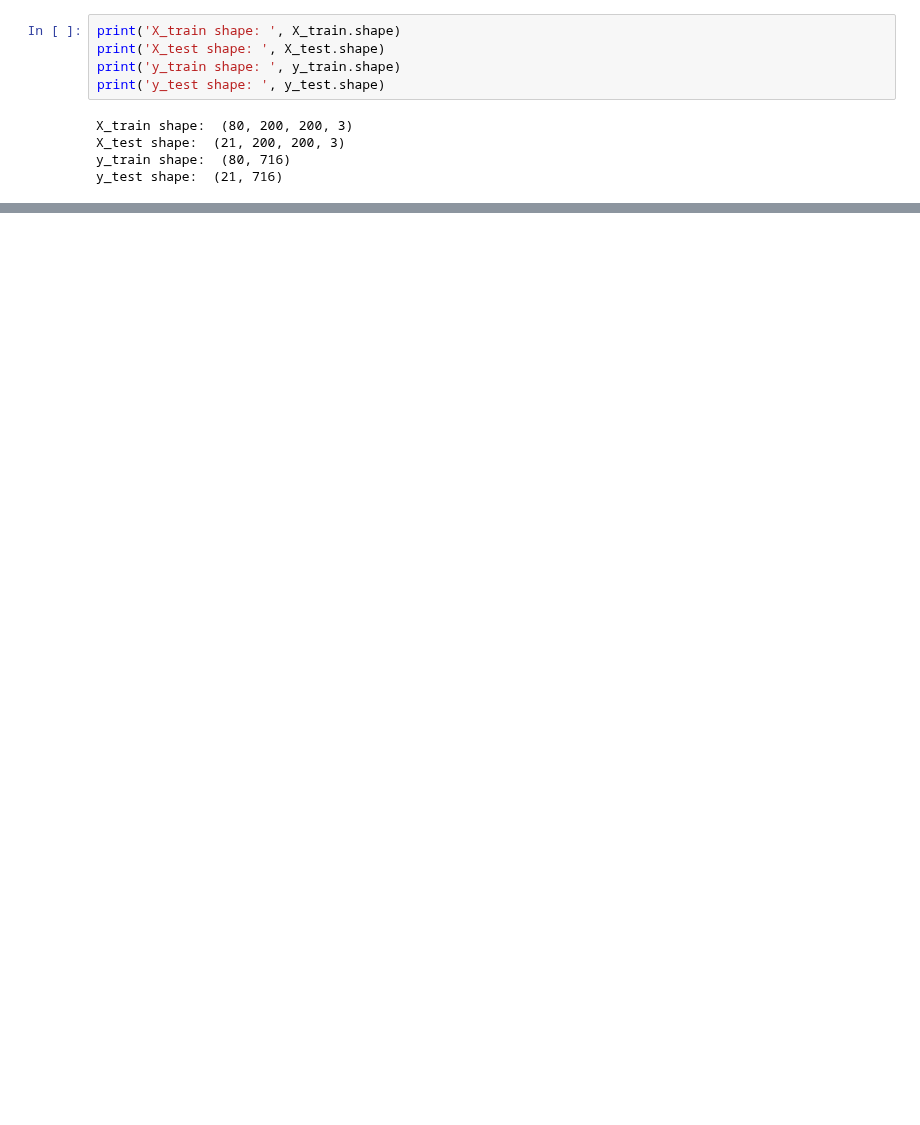
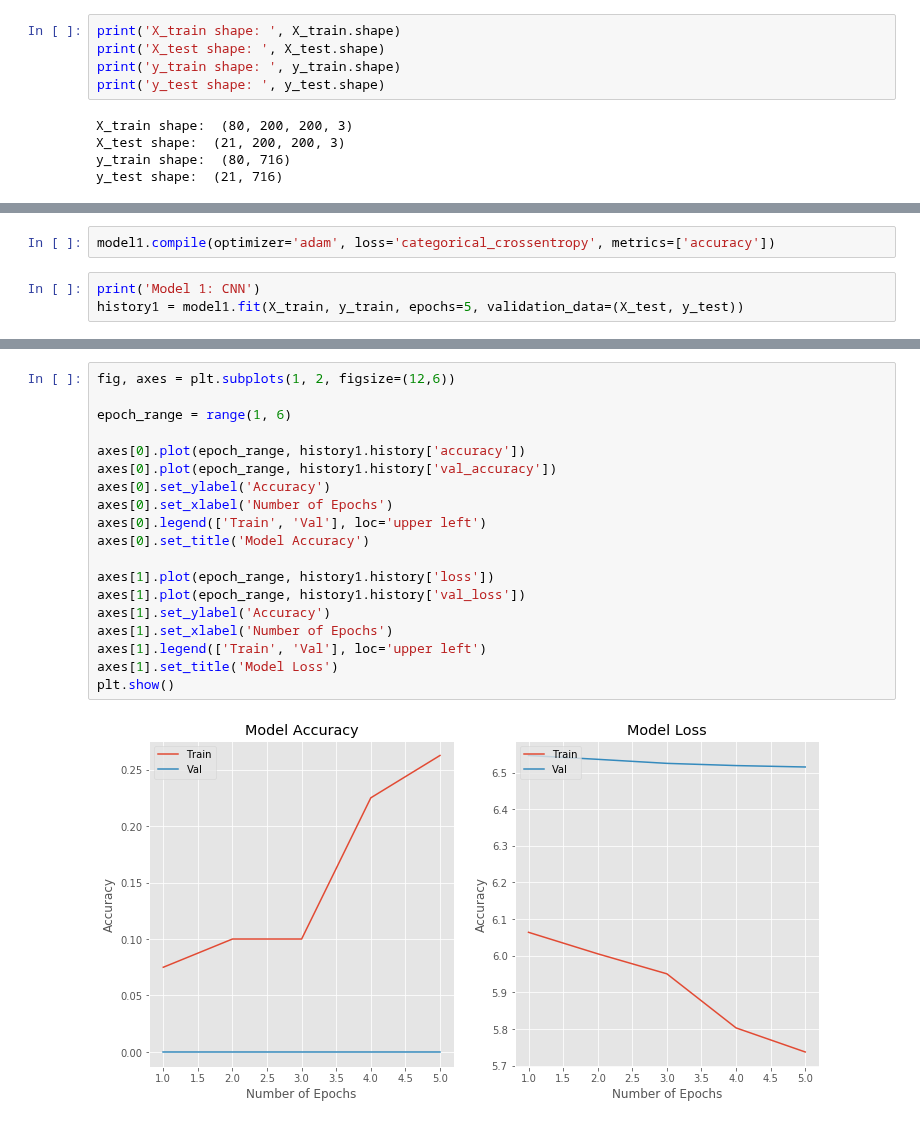
Before and after one commit to cwong690/Birdex, a Jupyter notebook: image_prep.ipynb, the cells around one changed output, grey strips where cells are left out. Cells and saved outputs as stored; diff of their text form; blank space fills up the shorter version.

Commit message:
CNN model complete with accuracy and loss graphs

```diff
--- a/image_prep.ipynb
+++ b/image_prep.ipynb
@@ -605,0 +627,5 @@ model.add(Dense(y_train.shape[1], activation='softmax')) # have to have same amo
+# %%
+model1.compile(optimizer='adam', loss='categorical_crossentropy', metrics=['accuracy'])
+# %%
+print('Model 1: CNN')
+history1 = model1.fit(X_train, y_train, epochs=5, validation_data=(X_test, y_test))
@@ -605,0 +662,21 @@ model.add(Dense(y_train.shape[1], activation='softmax')) # have to have same amo
+# %%
+fig, axes = plt.subplots(1, 2, figsize=(12,6))
+
+epoch_range = range(1, 6)
+
+axes[0].plot(epoch_range, history1.history['accuracy'])
+axes[0].plot(epoch_range, history1.history['val_accuracy'])
+axes[0].set_ylabel('Accuracy')
+axes[0].set_xlabel('Number of Epochs')
+axes[0].legend(['Train', 'Val'], loc='upper left')
+axes[0].set_title('Model Accuracy')
+
+axes[1].plot(epoch_range, history1.history['loss'])
+axes[1].plot(epoch_range, history1.history['val_loss'])
+axes[1].set_ylabel('Accuracy')
+axes[1].set_xlabel('Number of Epochs')
+axes[1].legend(['Train', 'Val'], loc='upper left')
+axes[1].set_title('Model Loss')
+plt.show()
+# %% [output]
+[figure, added]
```
Also changed, not shown: parts of 7 cells of this notebook.
